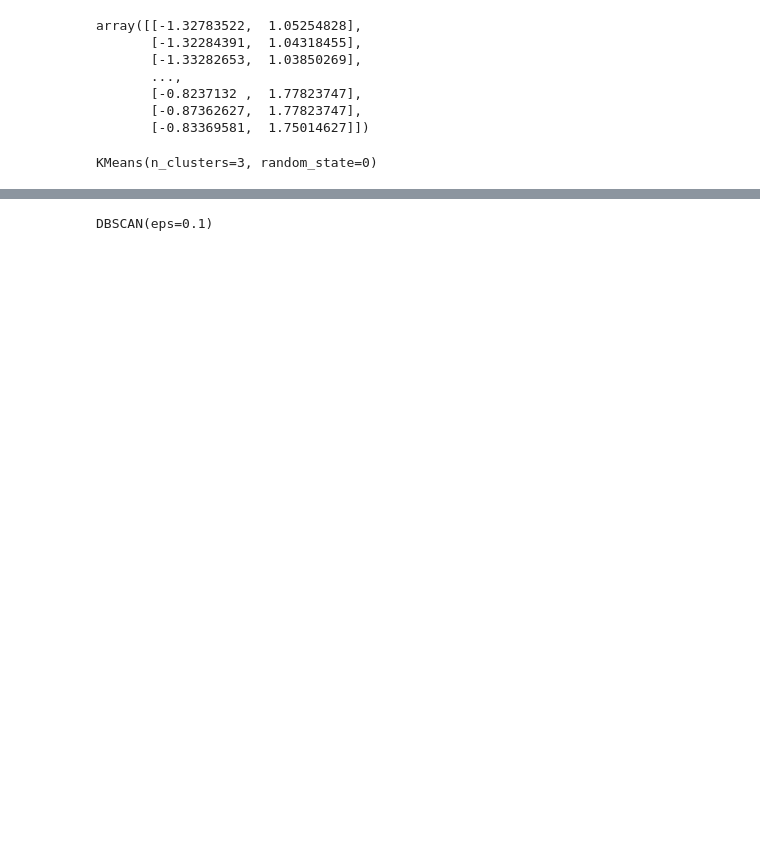
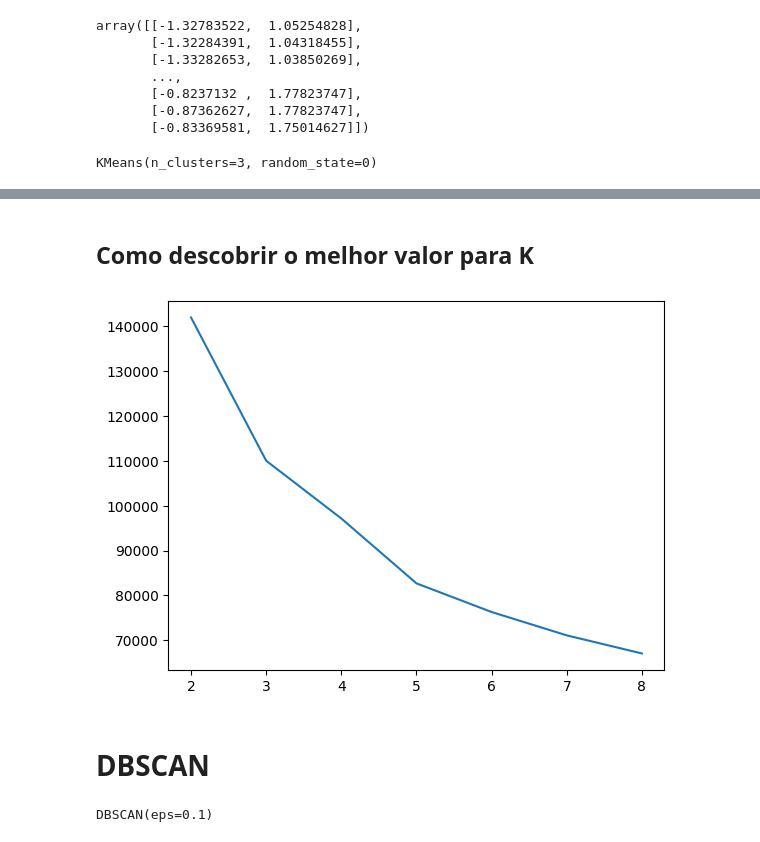
Before and after one commit to anderson-perez/Aulas-de-IEC, a Jupyter notebook: KMeans_DBSCAN.ipynb, the cells around one changed output, grey strips where cells are left out. Saved outputs shown, nothing was run; the diff lists cells and outputs as text; code cells hidden in the pictures; blank space fills up the shorter version.

Commit message:
Versão com o uso de todo o dataset de casas (9 atributos). Também exemplifica o uso do algoritmo de redução de dimensionalidade (PCA - Principal Component Analysis).

```diff
--- a/KMeans_DBSCAN.ipynb
+++ b/KMeans_DBSCAN.ipynb
@@ -172,0 +260,2 @@ fig_casas3.show()
+# %%
+Xx_mesma_escala = standard.fit_transform(Xx10)
@@ -172,0 +278,4 @@ fig_casas3.show()
+# %%
+k_means_casas_mesma_escala = KMeans(n_clusters=3, random_state=0)
+# %%
+k_means_casas_mesma_escala.fit(Xx_mesma_escala)
@@ -172,0 +294,12 @@ fig_casas3.show()
+# %% [markdown]
+## Como descobrir o melhor valor para K
+# %%
+# Método do cotovelo (Elbow Method)
+inercia = []
+n_clusters = []
+
+for i in range(2, 9):
+  k_means_casas_mesma_escala = KMeans(n_clusters=i, random_state=0)
+  k_means_casas_mesma_escala.fit(Xx_mesma_escala)
+  n_clusters.append(i)
+  inercia.append(k_means_casas_mesma_escala.inertia_)
@@ -173,3 +308,10 @@ fig_casas3.show()
+# %%
+plt.plot(n_clusters, inercia)
+plt.show()
+# %% [output]
+[figure, added]
+# %% [markdown]
+# DBSCAN
 # %%
 dbscan_casas = DBSCAN(eps=0.1)
 # %%
```
Also changed, not shown: parts of 22 cells of this notebook.
